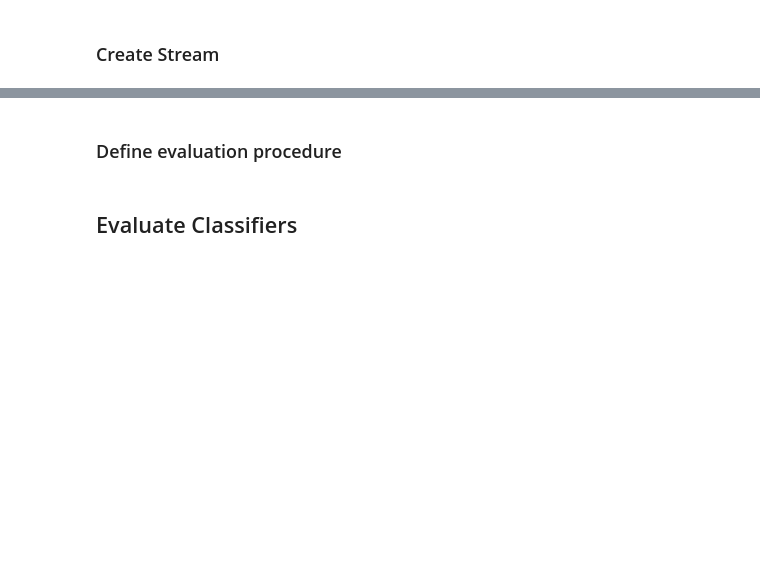
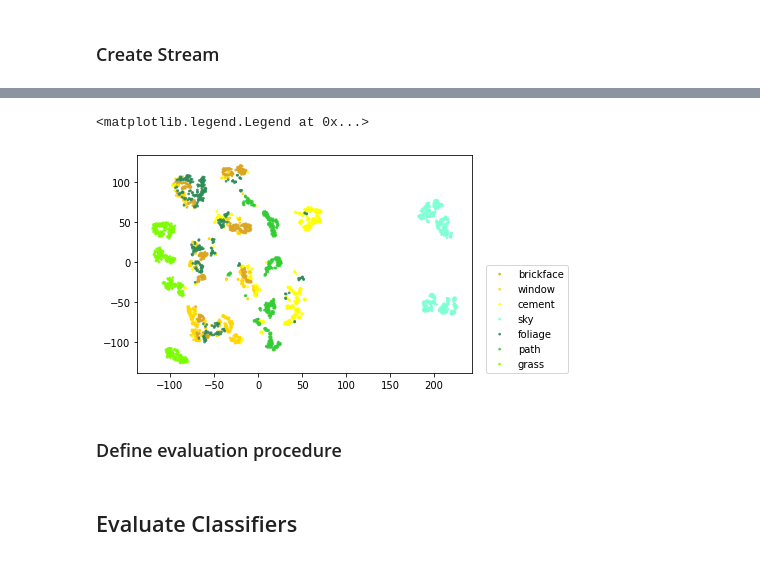
Before and after one commit to online-ml/deep-river, a Jupyter notebook: docs/examples/catastrophic_forgetting/label_shift.ipynb, the cells around one changed output, grey strips where cells are left out. Drawn from its saved outputs; the diff is of its cells as text; code cells hidden in the pictures; blank space fills up the shorter version.

```diff
--- a/docs/examples/catastrophic_forgetting/label_shift.ipynb
+++ b/docs/examples/catastrophic_forgetting/label_shift.ipynb
@@ -37,3 +55,20 @@ data_train = random.choices(task_data[0][:800], k=5000) + random.choices(
+# %%
+fig, ax = plt.subplots()
+cm = ['goldenrod', 'gold', 'yellow', 'aquamarine', 'seagreen', 'limegreen', 'lawngreen']
+for c_idx, x_c in enumerate([x_viz[y == c] for c in classnames]):
+    scatter = ax.scatter(
+        x_c[:, 0],
+        x_c[:, 1],
+        c=len(x_c) * [cm[c_idx]],
+        s=3,
+        alpha=0.8,
+        label=classnames[c_idx],
+    )
+
+ax.legend(loc=(1.04, 0))
+# %% [output]
+<matplotlib.legend.Legend at 0x...>
+[figure, added]
 # %% [markdown]
 ### Define evaluation procedure
 # %%
```
Also changed, not shown: parts of 7 cells of this notebook.
